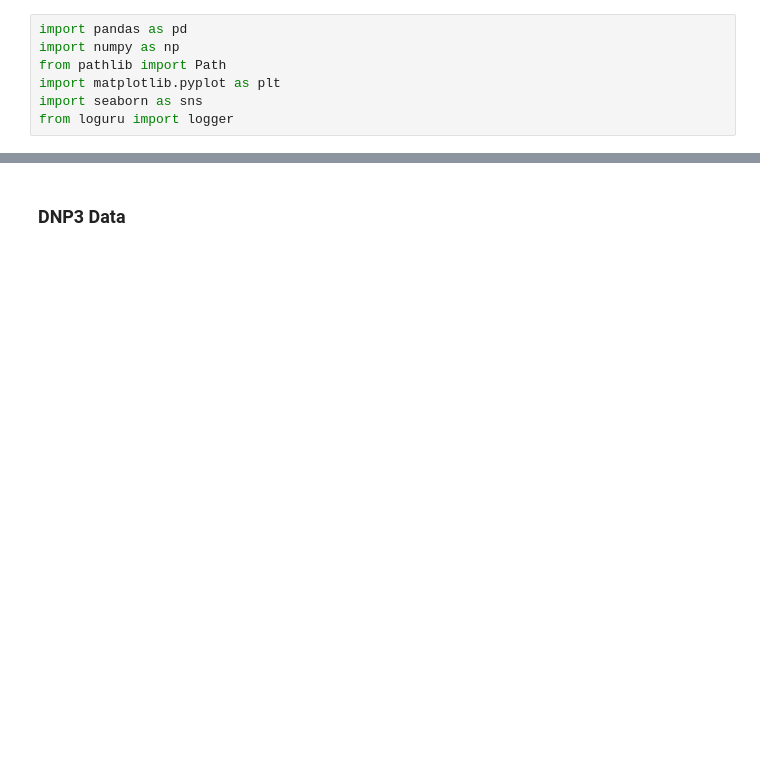
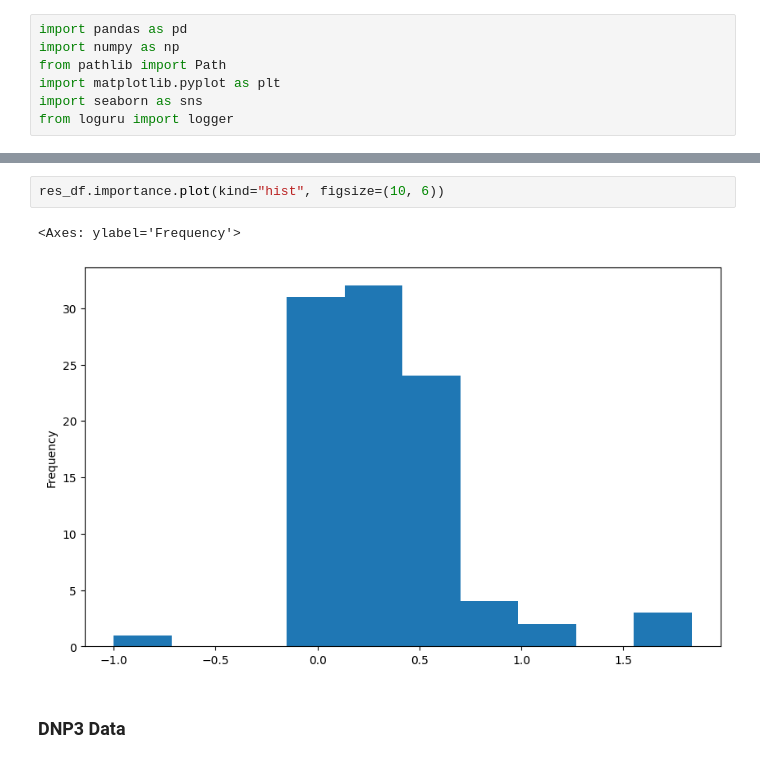
Before and after one commit to cs7org/i7-IDS, a Jupyter notebook: notebooks/feature_importance.ipynb, the cells around one changed output, grey strips where cells are left out. Cells and saved outputs as stored; diff of their text form; blank space fills up the shorter version.

Commit message:
added permuation feature importance

```diff
--- a/notebooks/feature_importance.ipynb
+++ b/notebooks/feature_importance.ipynb
@@ -8,3 +457,8 @@ from loguru import logger
+# %%
+res_df.importance.plot(kind="hist", figsize=(10, 6))
+# %% [output]
+<Axes: ylabel='Frequency'>
+[figure, added]
 # %% [markdown]
 ### DNP3 Data
 # %%
```
Also changed, not shown: parts of 18 cells of this notebook, 1 other file.
